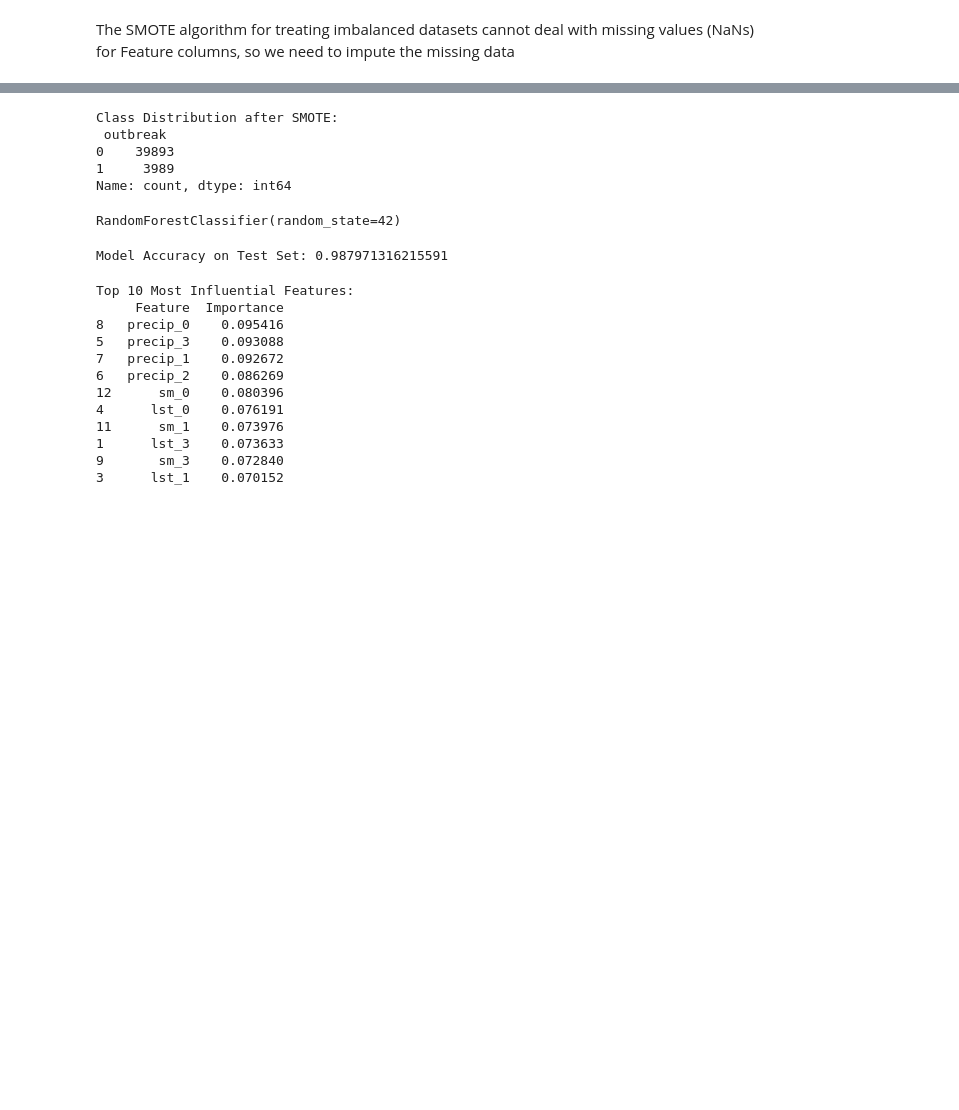
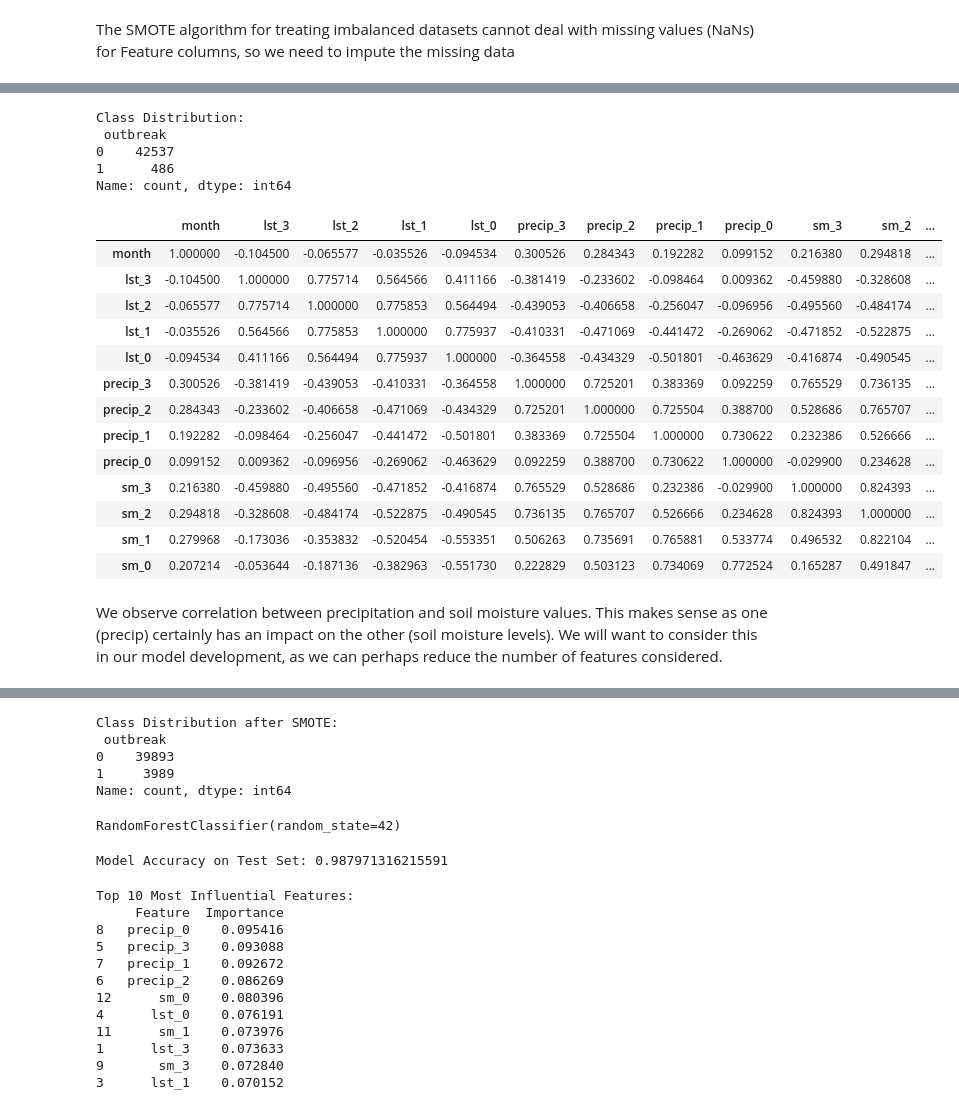
Before and after one commit to developmentseed/geospatial-ds-cholera-lab, a Jupyter notebook: exploration/imbalanced-sampling.ipynb, the cells around one changed output, grey strips where cells are left out. Saved outputs shown, nothing was run; the diff lists cells and outputs as text; code cells hidden in the pictures; blank space fills up the shorter version.

Commit message:
try variety of opts for missing data; model runs

```diff
--- a/exploration/imbalanced-sampling.ipynb
+++ b/exploration/imbalanced-sampling.ipynb
@@ -40,0 +58,3 @@ The SMOTE algorithm for treating imbalanced datasets cannot deal with missing va
+# %%
+cleaned_df = full_df.dropna()
+cleaned_df
@@ -40,0 +75,36 @@ The SMOTE algorithm for treating imbalanced datasets cannot deal with missing va
+# %%
+class_counts = cleaned_df["outbreak"].value_counts()
+print("Class Distribution:\n", class_counts)
+# %% [output]
+Class Distribution:
+ outbreak
+0    42537
+1      486
+Name: count, dtype: int64
+# %%
+# rename target columns to focus on oversample of minority class
+X_cln = cleaned_df.drop(
+    columns=["outbreak", "location_period_id", "year"]
+)  # all other columns are our feature (predicting) variables
+
+y_cln = cleaned_df["outbreak"]  # our predicted variable
+# %%
+corr = X_cln.corr()
+corr.style.background_gradient(cmap="coolwarm")
+# %% [output]
+|  | month | lst_3 | lst_2 | lst_1 | lst_0 | precip_3 | precip_2 | precip_1 | precip_0 | sm_3 | sm_2 | ... |
+| month | 1.000000 | -0.104500 | -0.065577 | -0.035526 | -0.094534 | 0.300526 | 0.284343 | 0.192282 | 0.099152 | 0.216380 | 0.294818 | ... |
+| lst_3 | -0.104500 | 1.000000 | 0.775714 | 0.564566 | 0.411166 | -0.381419 | -0.233602 | -0.098464 | 0.009362 | -0.459880 | -0.328608 | ... |
+| lst_2 | -0.065577 | 0.775714 | 1.000000 | 0.775853 | 0.564494 | -0.439053 | -0.406658 | -0.256047 | -0.096956 | -0.495560 | -0.484174 | ... |
+| lst_1 | -0.035526 | 0.564566 | 0.775853 | 1.000000 | 0.775937 | -0.410331 | -0.471069 | -0.441472 | -0.269062 | -0.471852 | -0.522875 | ... |
+| lst_0 | -0.094534 | 0.411166 | 0.564494 | 0.775937 | 1.000000 | -0.364558 | -0.434329 | -0.501801 | -0.463629 | -0.416874 | -0.490545 | ... |
+| precip_3 | 0.300526 | -0.381419 | -0.439053 | -0.410331 | -0.364558 | 1.000000 | 0.725201 | 0.383369 | 0.092259 | 0.765529 | 0.736135 | ... |
+| precip_2 | 0.284343 | -0.233602 | -0.406658 | -0.471069 | -0.434329 | 0.725201 | 1.000000 | 0.725504 | 0.388700 | 0.528686 | 0.765707 | ... |
+| precip_1 | 0.192282 | -0.098464 | -0.256047 | -0.441472 | -0.501801 | 0.383369 | 0.725504 | 1.000000 | 0.730622 | 0.232386 | 0.526666 | ... |
+| precip_0 | 0.099152 | 0.009362 | -0.096956 | -0.269062 | -0.463629 | 0.092259 | 0.388700 | 0.730622 | 1.000000 | -0.029900 | 0.234628 | ... |
+| sm_3 | 0.216380 | -0.459880 | -0.495560 | -0.471852 | -0.416874 | 0.765529 | 0.528686 | 0.232386 | -0.029900 | 1.000000 | 0.824393 | ... |
+| sm_2 | 0.294818 | -0.328608 | -0.484174 | -0.522875 | -0.490545 | 0.736135 | 0.765707 | 0.526666 | 0.234628 | 0.824393 | 1.000000 | ... |
+| sm_1 | 0.279968 | -0.173036 | -0.353832 | -0.520454 | -0.553351 | 0.506263 | 0.735691 | 0.765881 | 0.533774 | 0.496532 | 0.822104 | ... |
+| sm_0 | 0.207214 | -0.053644 | -0.187136 | -0.382963 | -0.551730 | 0.222829 | 0.503123 | 0.734069 | 0.772524 | 0.165287 | 0.491847 | ... |
+# %% [markdown]
+We observe correlation between precipitation and soil moisture values. This makes sense as one (precip) certainly has an impact on the other (soil moisture levels). We will want to consider this in our model development, as we can perhaps reduce the number of features considered.
```
Also changed, not shown: parts of 28 cells of this notebook, 1 other file.
